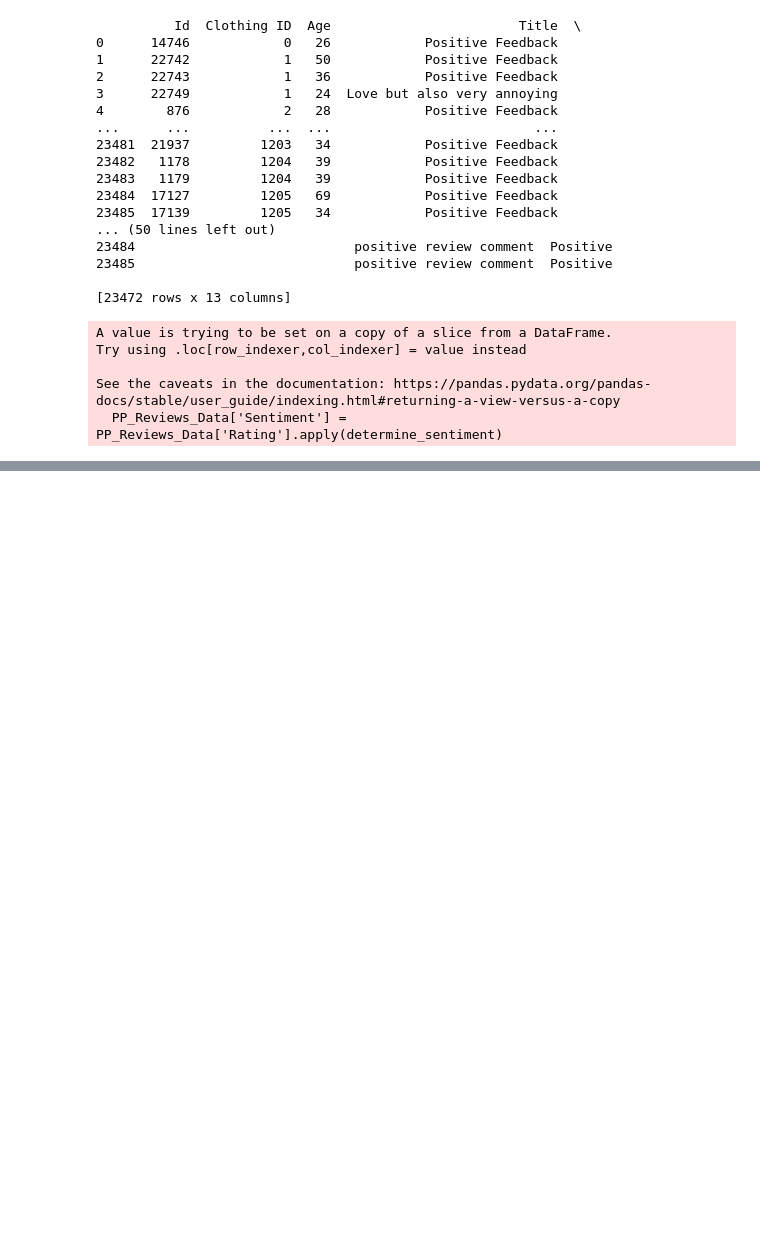
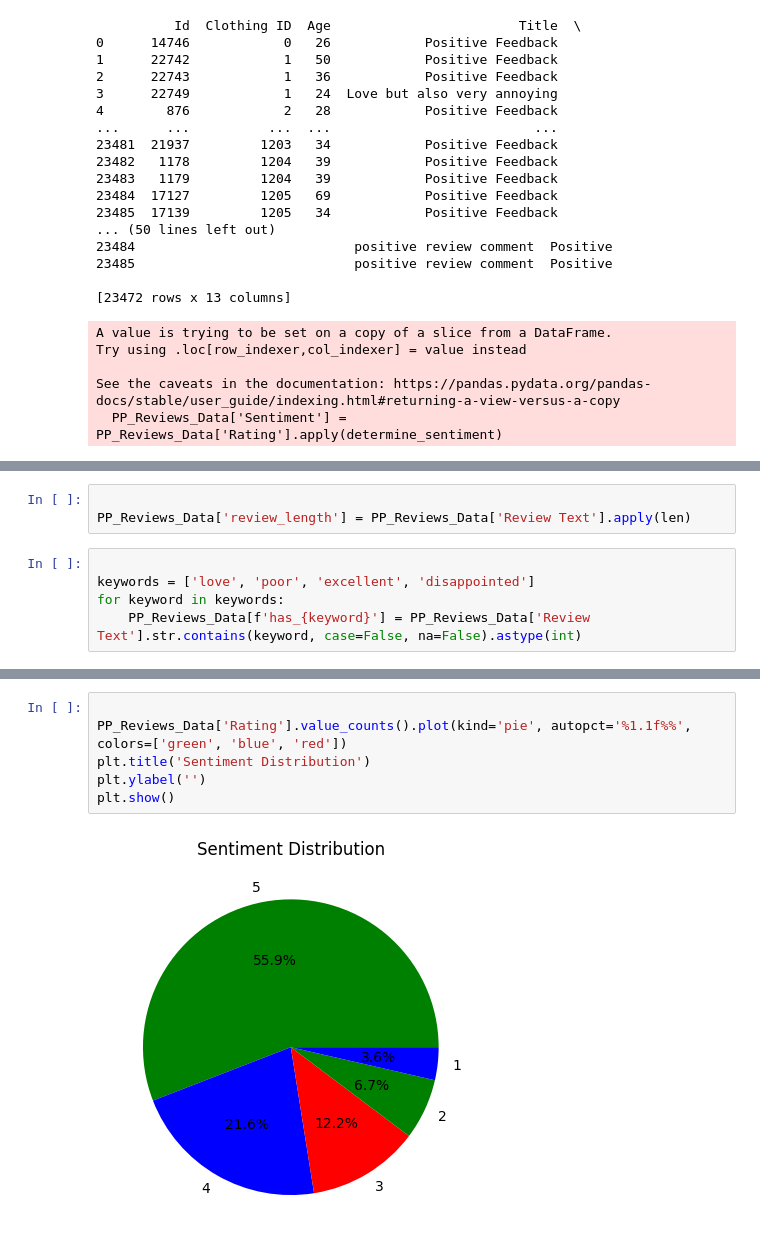
Before and after one commit to Prasanna3528/SentimentAnalysis_Project, a Jupyter notebook: Project_Code_22083075.ipynb, the cells around one changed output, grey strips where cells are left out. Drawn from its saved outputs; the diff is of its cells as text; blank space fills up the shorter version.

```diff
--- a/Project_Code_22083075.ipynb
+++ b/Project_Code_22083075.ipynb
@@ -232,0 +279,8 @@ See the caveats in the documentation: https://pandas.pydata.org/pandas-docs/stab
+# %%
+
+PP_Reviews_Data['review_length'] = PP_Reviews_Data['Review Text'].apply(len)
+# %%
+
+keywords = ['love', 'poor', 'excellent', 'disappointed']
+for keyword in keywords:
+    PP_Reviews_Data[f'has_{keyword}'] = PP_Reviews_Data['Review Text'].str.contains(keyword, case=False, na=False).astype(int)
@@ -232,0 +318,8 @@ See the caveats in the documentation: https://pandas.pydata.org/pandas-docs/stab
+# %%
+
+PP_Reviews_Data['Rating'].value_counts().plot(kind='pie', autopct='%1.1f%%', colors=['green', 'blue', 'red'])
+plt.title('Sentiment Distribution')
+plt.ylabel('')
+plt.show()
+# %% [output]
+[figure, added]
```
Also changed, not shown: parts of 17 cells of this notebook.
